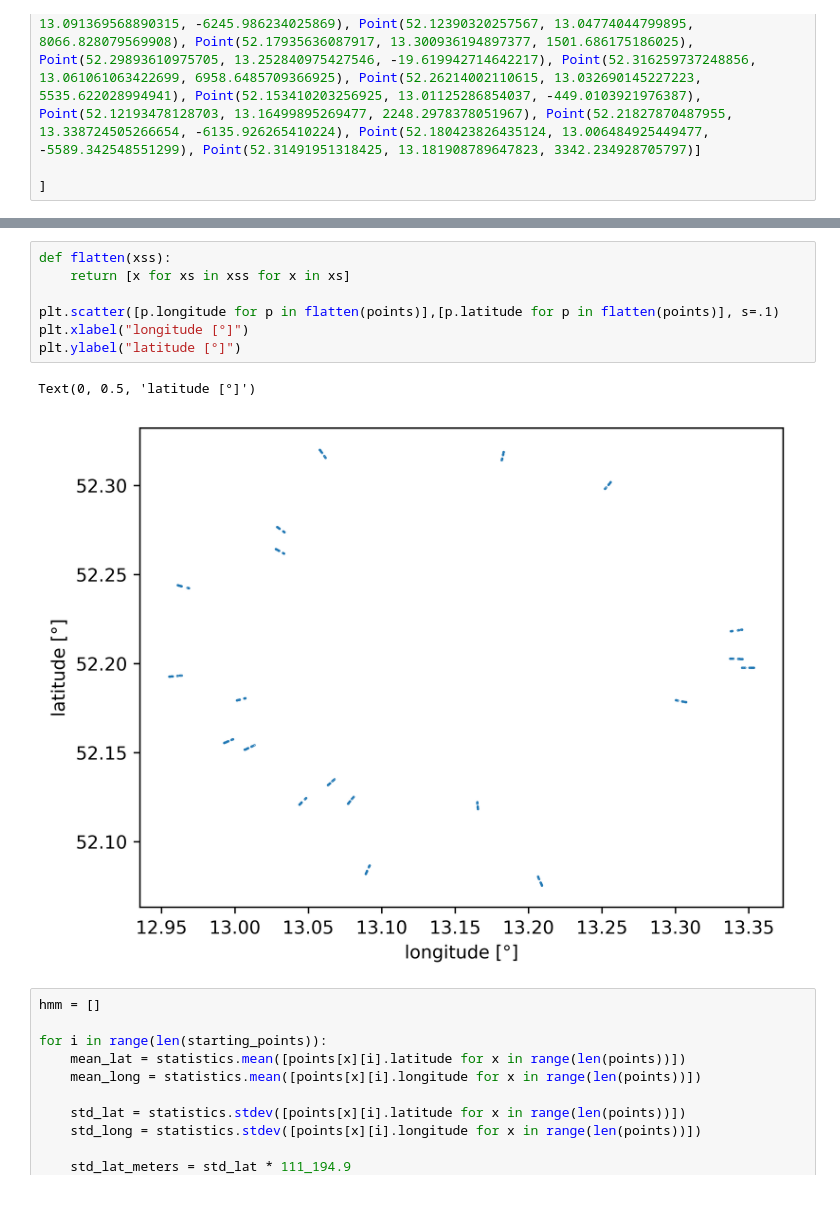
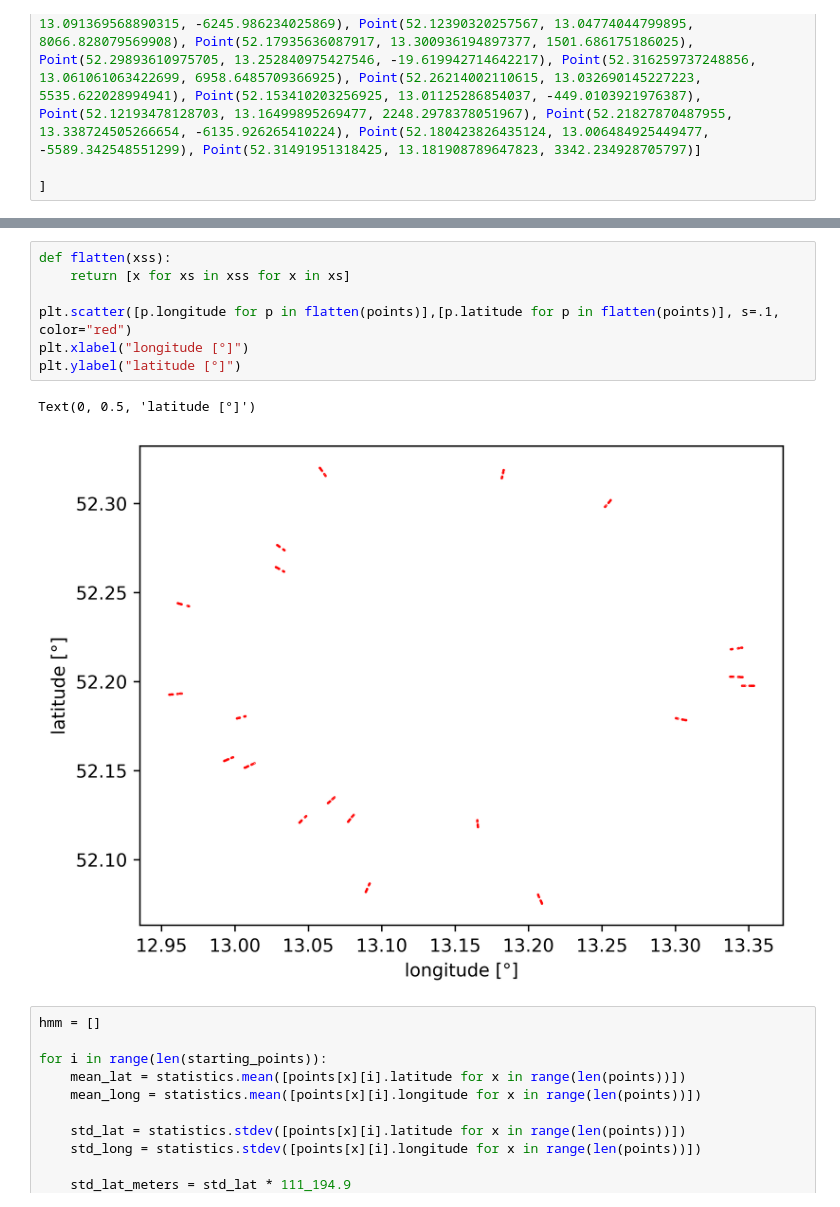
Before and after one commit to jan-be/skybed, a Jupyter notebook: evaluation/evaluation_graphs.ipynb, the cells around one changed output, grey strips where cells are left out. Drawn from its saved outputs; the diff is of its cells as text.

```diff
--- a/evaluation/evaluation_graphs.ipynb
+++ b/evaluation/evaluation_graphs.ipynb
@@ -135,13 +135,13 @@ points
 # %%
 def flatten(xss):
     return [x for xs in xss for x in xs]
 
-plt.scatter([p.longitude for p in flatten(points)],[p.latitude for p in flatten(points)], s=.1)
+plt.scatter([p.longitude for p in flatten(points)],[p.latitude for p in flatten(points)], s=.1, color="red")
 plt.xlabel("longitude [°]")
 plt.ylabel("latitude [°]")
 # %% [output]
 Text(0, 0.5, 'latitude [°]')
-[figure, old version]
+[figure, new version]
 # %%
 hmm = []
 
```
Also changed, not shown: parts of 2 cells of this notebook, 17 other files.
